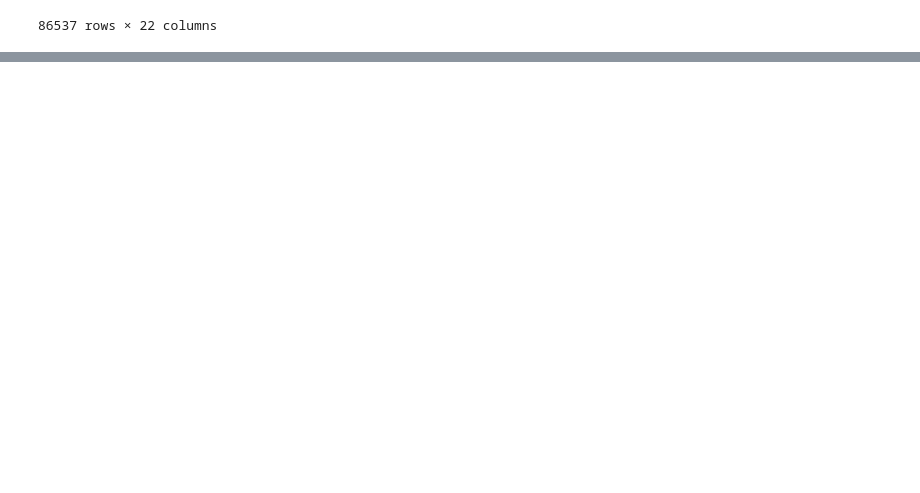
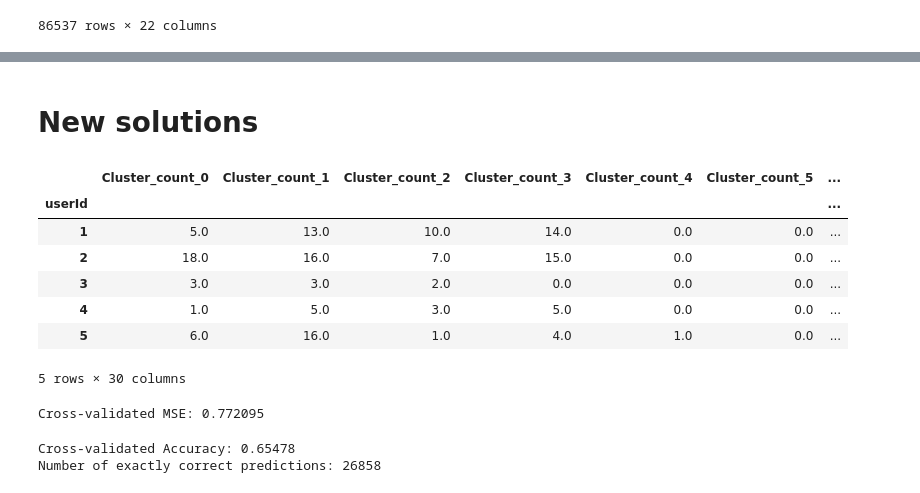
Before and after one commit to vasia-korz/recommendation-system, a Jupyter notebook: index.ipynb, the cells around one changed output, grey strips where cells are left out. Cells and saved outputs as stored; diff of their text form; code cells hidden in the pictures; blank space fills up the shorter version.

```diff
--- a/index.ipynb
+++ b/index.ipynb
@@ -241,0 +267,47 @@ Cross-validated MSE: 1.4078750611104582
+# %% [markdown]
+# New solutions
+# %%
+n_movie_clusters = 10
+n_user_clusters = 100
+
+
+movies_df['Genres_Split'] = movies_df['genres'].apply(lambda x: x.split('|'))
+mlb = MultiLabelBinarizer()
+binary_matrix = mlb.fit_transform(movies_df['Genres_Split'])
+binary_df = pd.DataFrame(binary_matrix, columns=mlb.classes_)
+
+movies_hot_df = movies_df.join(binary_df)
+movies_hot_df = movies_hot_df.drop(['genres', 'Genres_Split'], axis=1)
+kmeans = KMeans(n_clusters=n_movie_clusters, random_state=42)
+movies_hot_df['Cluster'] = kmeans.fit_predict(binary_df)
+ratings_with_clusters = ratings_df.merge(movies_hot_df, left_on='movieId', right_index=True)
+
+user_cluster_stats = ratings_with_clusters.groupby(['userId', 'Cluster'])['rating'].agg(['count', 'sum']).reset_index()
+user_cluster_pivot = user_cluster_stats.pivot(index='userId', columns='Cluster', values=['count', 'sum']).fillna(0)
+user_cluster_pivot.columns = [f'Cluster_{stat}_{cluster}' for stat, cluster in user_cluster_pivot.columns]
+
+for cluster in range(n_movie_clusters):
+    count_col = f'Cluster_count_{cluster}'
+    sum_col = f'Cluster_sum_{cluster}'
+    mean_col = f'Cluster_mean_{cluster}'
+    if count_col in user_cluster_pivot.columns and sum_col in user_cluster_pivot.columns:
+        user_cluster_pivot[mean_col] = user_cluster_pivot[sum_col] / user_cluster_pivot[count_col]
+    else:
+        user_cluster_pivot[count_col] = 0
+        user_cluster_pivot[sum_col] = 0
+        user_cluster_pivot[mean_col] = 0
+
+user_cluster_pivot = user_cluster_pivot.fillna(0)
+users_df = user_cluster_pivot.reset_index()
+# %%
+users_df.set_index("userId", inplace=True)
+users_df.head()
+# %% [output]
+|  | Cluster_count_0 | Cluster_count_1 | Cluster_count_2 | Cluster_count_3 | Cluster_count_4 | Cluster_count_5 | ... |
+| userId |  |  |  |  |  |  | ... |
+| 1 | 5.0 | 13.0 | 10.0 | 14.0 | 0.0 | 0.0 | ... |
+| 2 | 18.0 | 16.0 | 7.0 | 15.0 | 0.0 | 0.0 | ... |
+| 3 | 3.0 | 3.0 | 2.0 | 0.0 | 0.0 | 0.0 | ... |
+| 4 | 1.0 | 5.0 | 3.0 | 5.0 | 0.0 | 0.0 | ... |
+| 5 | 6.0 | 16.0 | 1.0 | 4.0 | 1.0 | 0.0 | ... |
+5 rows × 30 columns
@@ -241,0 +328,28 @@ Cross-validated MSE: 1.4078750611104582
+# %%
+n = 100_000
+
+mse_scorer = make_scorer(custom_scorer, greater_is_better=False)
+X = ratings_df[['userId', 'movieId']].values[:n]
+y = ratings_df['rating'].values[:n]
+estimator = ClusterRuleBasedEstimator()
+scores = cross_val_score(estimator, X, y, scoring=mse_scorer, cv=5)
+
+print(f"Cross-validated MSE: {-scores.mean()}")
+# %% [output]
+Cross-validated MSE: 0.772095
+# %%
+def custom_accuracy_scorer(y_true, y_pred, tol=(0.5 + 1e-9)):
+    accuracy = np.isclose(y_pred, y_true, atol=tol).mean()
+    return accuracy
+
+accuracy_scorer = make_scorer(custom_accuracy_scorer)
+accuracy_scores = cross_val_score(estimator, X, y, scoring=accuracy_scorer, cv=5)
+print(f"Cross-validated Accuracy: {accuracy_scores.mean()}")
+
+estimator.fit(X, y)
+y_pred = estimator.predict(X)
+num_exactly_correct = (y_pred == y).sum()
+print(f"Number of exactly correct predictions: {num_exactly_correct}")
+# %% [output]
+Cross-validated Accuracy: 0.65478
+Number of exactly correct predictions: 26858
```
Also changed, not shown: parts of 20 cells of this notebook, 1 other file.
